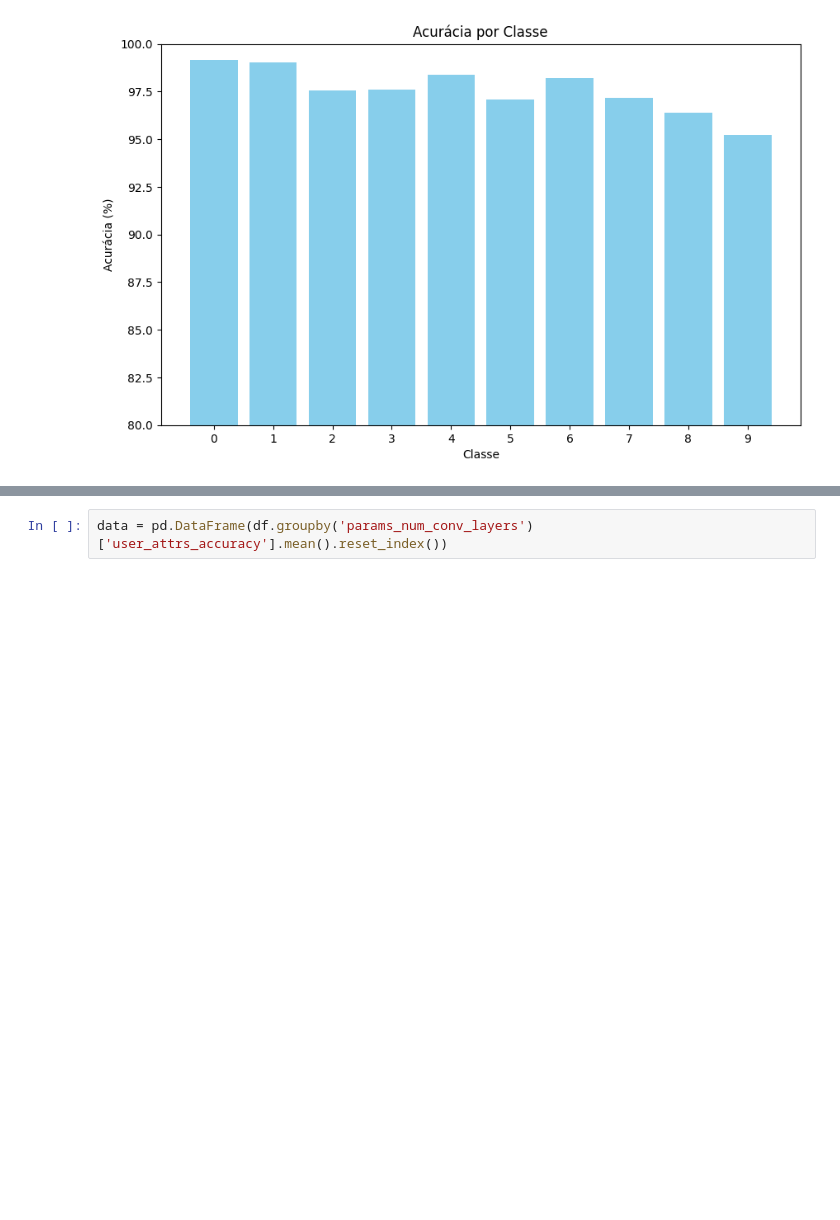
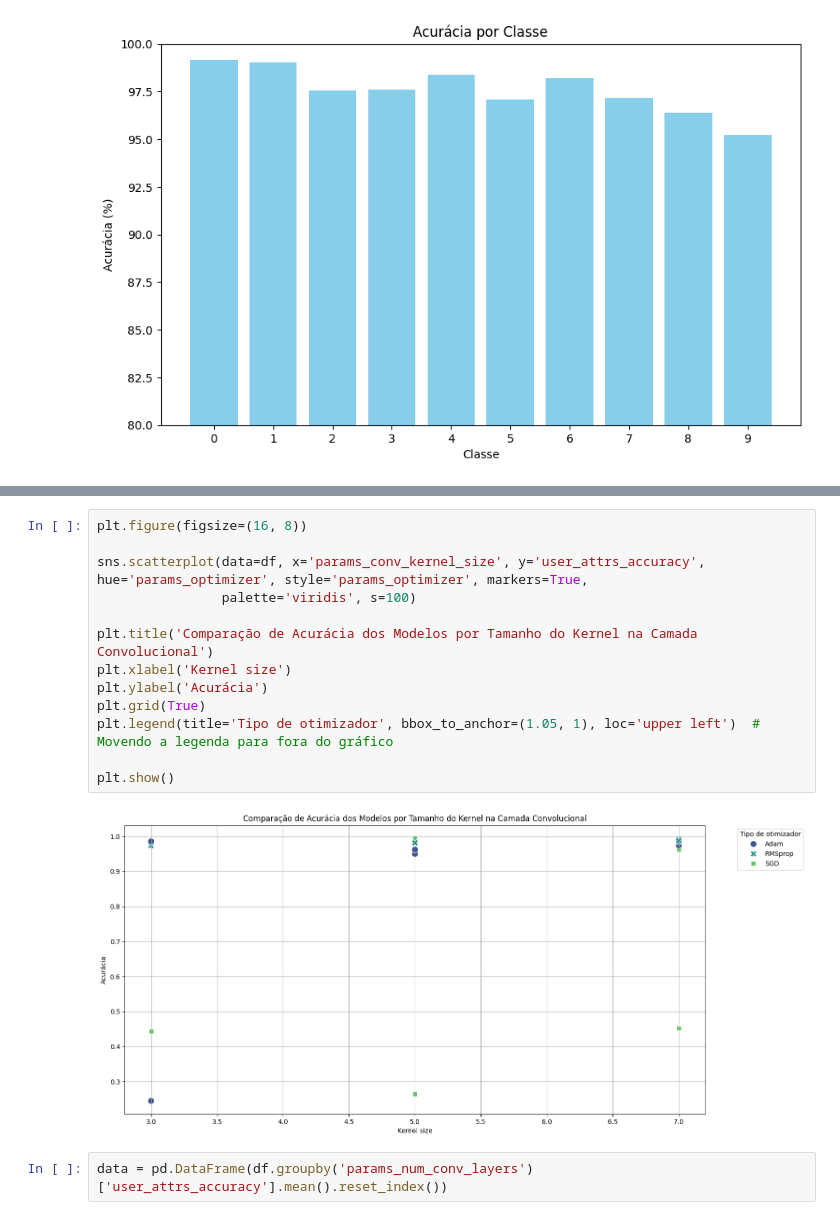
Before and after one commit to GuilhermeMaciel75/Redes_Neurais_p1, a Jupyter notebook: src/CNNPyTorch.ipynb, the cells around one changed output, grey strips where cells are left out. Drawn from its saved outputs; the diff is of its cells as text; blank space fills up the shorter version.

```diff
--- a/src/CNNPyTorch.ipynb
+++ b/src/CNNPyTorch.ipynb
@@ -848,3 +874,18 @@ plt.show()
+# %%
+plt.figure(figsize=(16, 8))
+
+sns.scatterplot(data=df, x='params_conv_kernel_size', y='user_attrs_accuracy', hue='params_optimizer', style='params_optimizer', markers=True,
+                palette='viridis', s=100)
+
+plt.title('Comparação de Acurácia dos Modelos por Tamanho do Kernel na Camada Convolucional')
+plt.xlabel('Kernel size')
+plt.ylabel('Acurácia')
+plt.grid(True)
+plt.legend(title='Tipo de otimizador', bbox_to_anchor=(1.05, 1), loc='upper left')  # Movendo a legenda para fora do gráfico
+
+plt.show()
+# %% [output]
+[figure, added]
 # %%
 data = pd.DataFrame(df.groupby('params_num_conv_layers')['user_attrs_accuracy'].mean().reset_index())
 # %%
```
Also changed, not shown: parts of 13 cells of this notebook, 11 other files.
